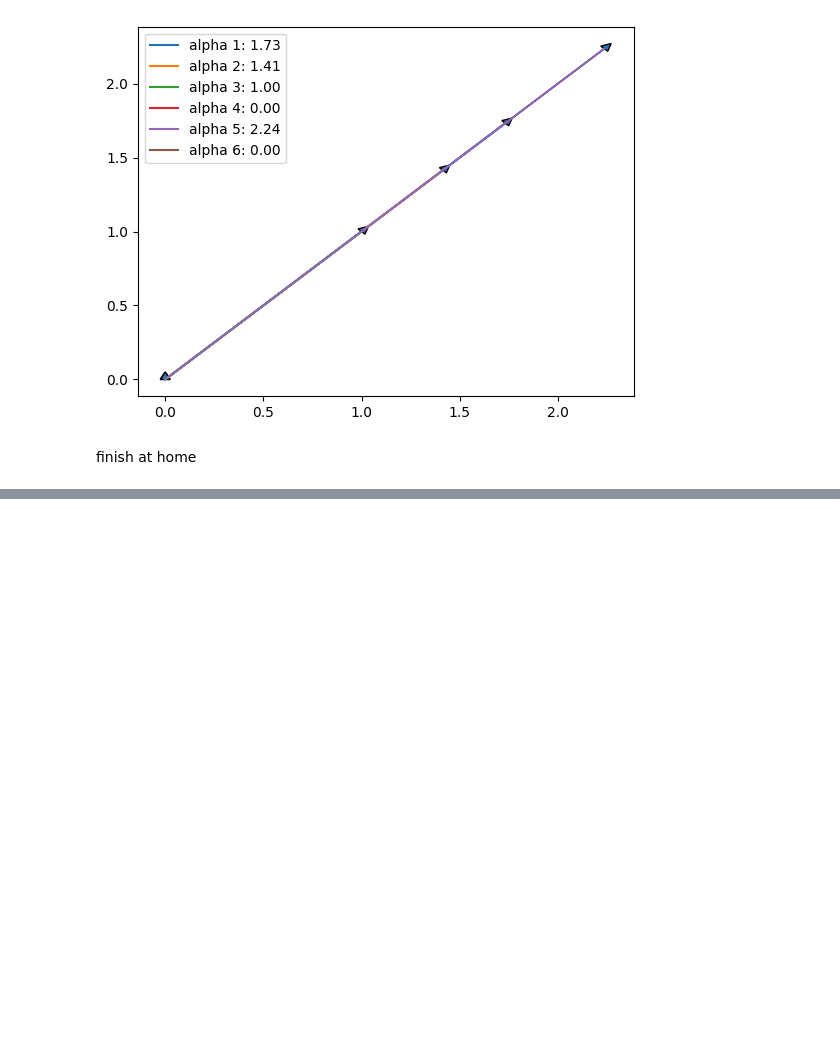
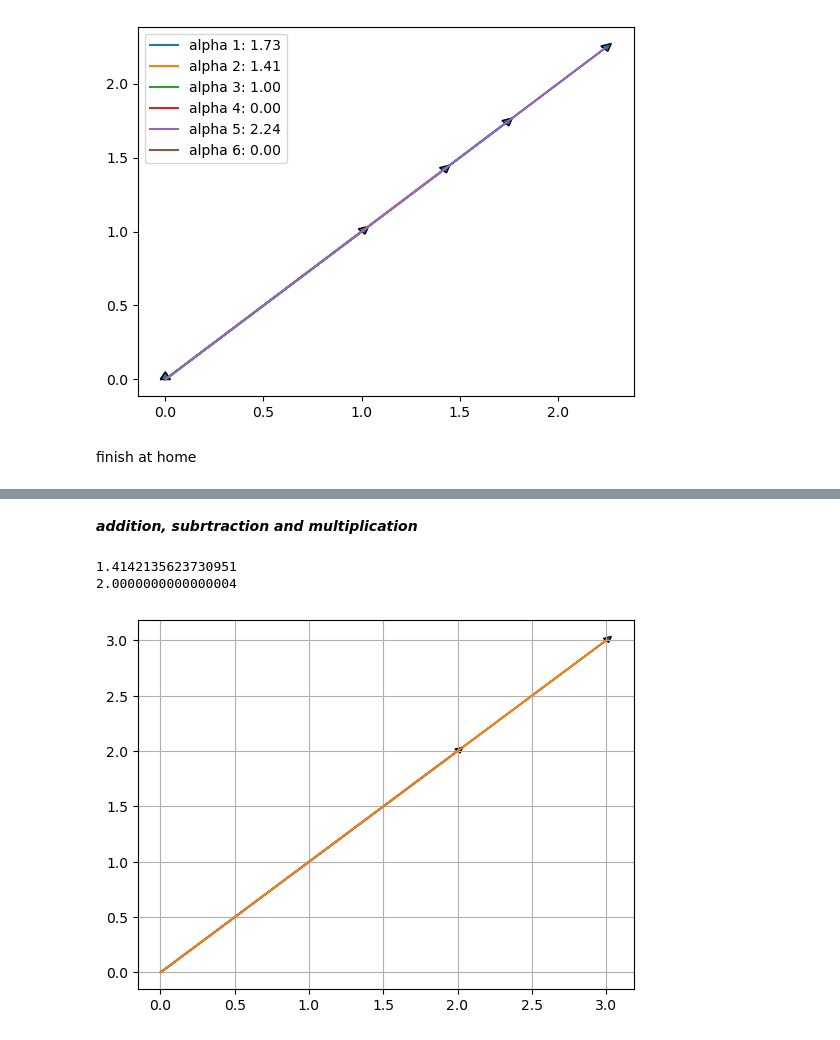
Before and after one commit to JoshKing85/git_maths_projects, a Jupyter notebook: vectors.ipynb, the cells around one changed output, grey strips where cells are left out. Cells and saved outputs as stored; diff of their text form; code cells hidden in the pictures; blank space fills up the shorter version.

```diff
--- a/vectors.ipynb
+++ b/vectors.ipynb
@@ -67,0 +68,21 @@ length for alpha 0.0 is 0.0
+# %% [markdown]
+***addition, subrtraction and multiplication***
+# %%
+u = np.array([2, 2])
+v = np.array([3, 3])
+
+w = v - u
+ans = np.sqrt((w[0])**2 + (w[1])**2)
+print(ans)
+sqr_ans = ans**2
+print(sqr_ans)
+#plt.plot([0, v[0]], [0, v[1]], label=f'alpha {i + 1}: {alpha:.2f}')
+plt.plot([0,u[0]], [0, u[1]])
+plt.plot([0, v[0]], [0, v[1]])
+plt.arrow(0, 0, u[0], u[1], head_width=0.05, head_length=0.05)
+plt.arrow(0, 0, v[0], v[1], head_width=0.05, head_length=0.05)
+plt.grid()
+# %% [output]
+1.4142135623730951
+2.0000000000000004
+[figure, added]
```
Also changed, not shown: parts of 4 cells of this notebook.
